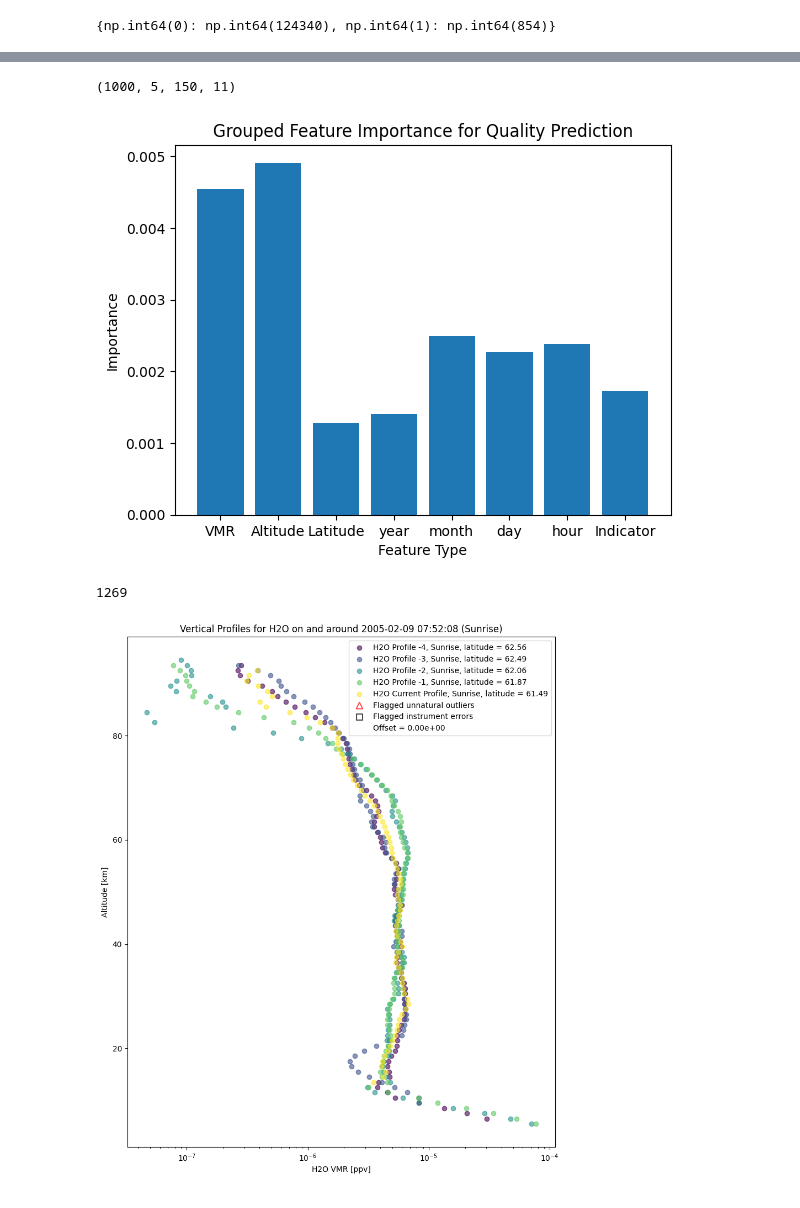
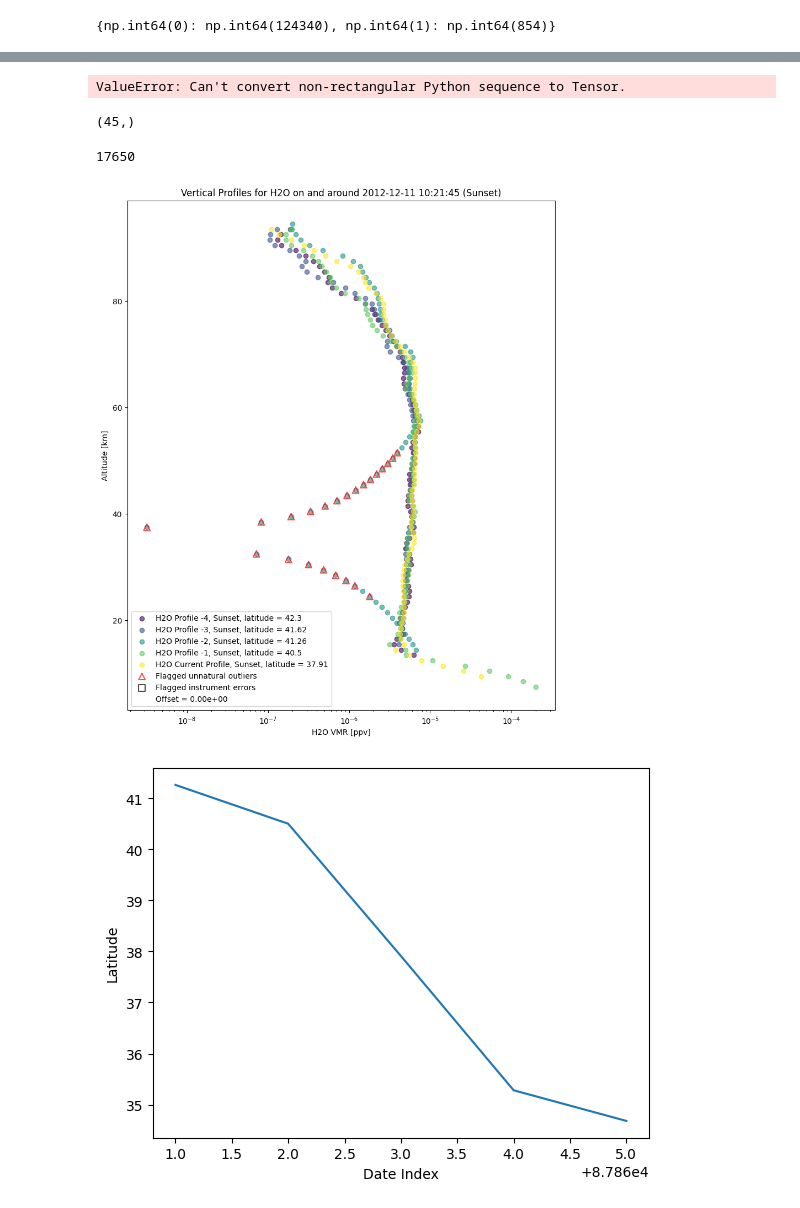
Before and after one commit to james-harvey-git/MPhys_Project, a Jupyter notebook: machine_learning.ipynb, the cells around one changed output, grey strips where cells are left out. Drawn from its saved outputs; the diff is of its cells as text; code cells hidden in the pictures.

```diff
--- a/machine_learning.ipynb
+++ b/machine_learning.ipynb
@@ -146,8 +243,20 @@ early_stopping = EarlyStopping(monitor='val_loss', patience=5, restore_best_weig
 # Split the data into training, validation, and test sets
 from sklearn.model_selection import train_test_split
 
-X_train, X_temp, y_train, y_temp = train_test_split(features, labels, test_size=0.3, random_state=42)
-X_val, X_test, y_val, y_test = train_test_split(X_temp, y_temp, test_size=0.5, random_state=42)
+X_train, X_temp, y_train, y_temp, indices_train, indices_temp = train_test_split(features, labels, range(len(labels)), test_size=0.3, random_state=42)
+X_val, X_test, y_val, y_test, indices_val, indices_test = train_test_split(X_temp, y_temp, indices_temp, test_size=0.5, random_state=42)
+# %%
+X_train_indicators = X_train[..., -1]
+X_train_indicators = X_train_indicators[:, :, 0]
+X_train = X_train[..., :-1]
+
+X_val_indicators = X_val[..., -1]
+X_val_indicators = X_val_indicators[:, :, 0]
+X_val = X_val[..., :-1]
+
+X_test_indicators = X_test[..., -1]
+X_test_indicators = X_test_indicators[:, :, 0]
+X_test = X_test[..., :-1]
 # %%
 from sklearn.utils.class_weight import compute_class_weight
 
@@ -179,10 +290,10 @@ class_weights_dict = {i: intermediate_weights[i] for i in range(len(intermediate
 # %%
 # Train the model
 history = model.fit(
-    X_train, y_train,
+    [X_train, X_train_indicators], y_train,
     epochs=30,
     batch_size=64,
-    validation_data=(X_val, y_val),
+    validation_data=([X_val, X_val_indicators], y_val),
     callbacks=[tf.keras.callbacks.EarlyStopping(monitor='val_loss', patience=5, restore_best_weights=True)],
     class_weight=class_weight_dict
 )
@@ -221,6 +341,6 @@ Epoch 30/30
 # %%
 # Get predictions
-predictions = model.predict(X_test)
+predictions = model.predict([X_test, X_test_indicators])
 
 # Convert probabilities to discrete labels
 discrete_predictions = (predictions > 0.5).astype(int)
@@ -250,7 +370,8 @@ weighted avg       0.99      0.93      0.96     18780
 # %%
 
-random_indices = np.random.choice(X_test.shape[0], 1000, replace=False)
+random_indices = np.random.choice(X_test.shape[0], 2000, replace=False)
 X_test_sample = X_test[random_indices]
+X_test_sample_indicators = X_test_indicators[random_indices]
 
 def compute_saliency(model, X):
     X_tensor = tf.convert_to_tensor(X)
@@ -288,23 +409,43 @@ plt.ylabel("Importance")
 plt.title("Grouped Feature Importance for Quality Prediction")
 plt.show()
 # %% [output]
-(1000, 5, 150, 11)
+ValueError: Can't convert non-rectangular Python sequence to Tensor.
-[figure, removed]
 # %%
 predicted_bad_indices = np.where(discrete_predictions == 1)[0]
+actual_bad_indices = np.where(y_test == 1)[0]
+
+predicted_bad_indices_TP = np.intersect1d(predicted_bad_indices, actual_bad_indices)
+
+predicted_bad_indices_TP.shape
+# %% [output]
+(45,)
 # %%
 reload(data_processing)
 from data_processing import vertical_profile_plot as vpp
 #18612
 idx = np.random.choice(predicted_bad_indices)
 print(idx)
 
-date_indices_example = feature_date_indices[idx]
+test_date_indices = feature_date_indices[indices_test]
+date_indices_example = test_date_indices[idx]
+print(date_indices_example)
+
+date_indices_example_after = date_indices_example + 2
 
 vpp('H2O', h2o_data, h2o_flags, date_indices_example)
+
+
+latitudes = h2o_data['latitude'][date_indices_example_after].values
+plt.figure()
+
+plt.plot(date_indices_example_after, latitudes)
+plt.xlabel('Date Index')
+plt.ylabel('Latitude')
+plt.show()
 # %% [output]
-1269
+17650
-[figure, old version]
+[figure, new version]
+[figure, added]
 # %%
 print(date_indices_example)
 # %% [output]
```
Also changed, not shown: parts of 37 cells of this notebook, 1 other file.
